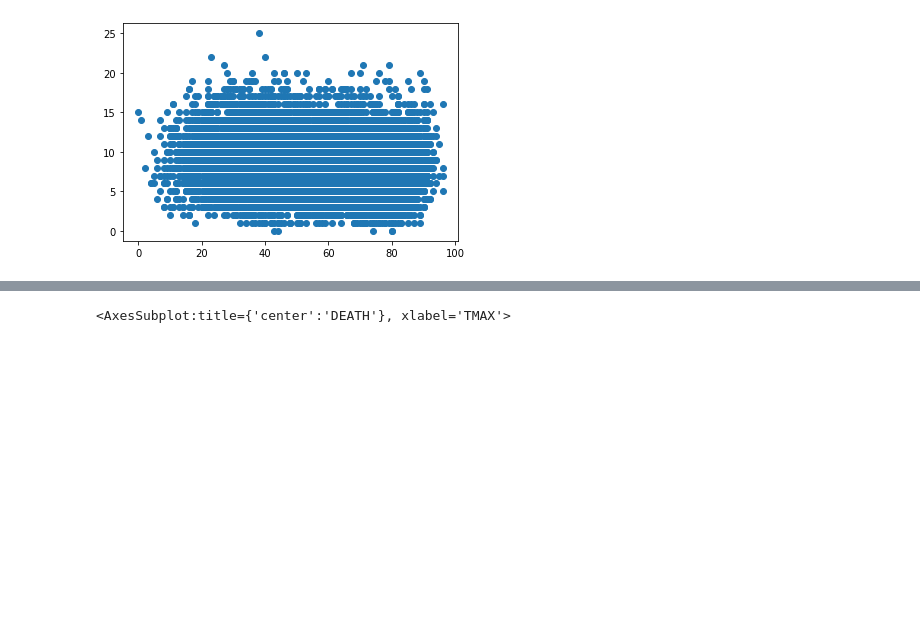
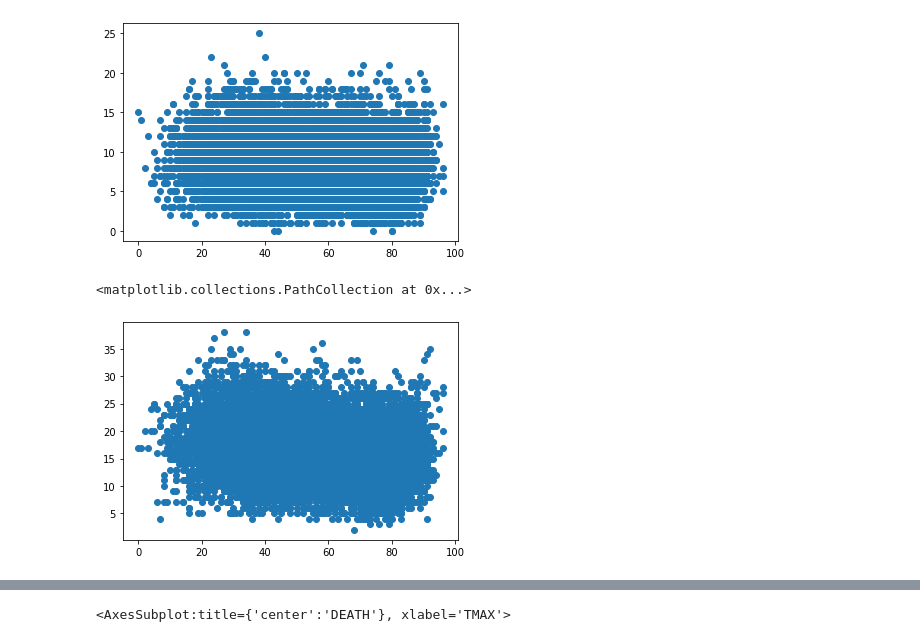
Before and after one commit to govertsenk/myphddissertation, a Jupyter notebook: Weather/social_to_weather_comparison.ipynb, the cells around one changed output, grey strips where cells are left out. Drawn from its saved outputs; the diff is of its cells as text; code cells hidden in the pictures; blank space fills up the shorter version.

```diff
--- a/Weather/social_to_weather_comparison.ipynb
+++ b/Weather/social_to_weather_comparison.ipynb
@@ -97,3 +72,8 @@ plt.scatter(weather['TMAX'],weather['DEATH'])
 # %% [output]
 <matplotlib.collections.PathCollection at 0x...>
 [figure]
+# %%
+plt.scatter(weather['TMAX'],weather['DEATH2'])
+# %% [output]
+<matplotlib.collections.PathCollection at 0x...>
+[figure, added]
```
Also changed, not shown: parts of 22 cells of this notebook, 6 other files.
